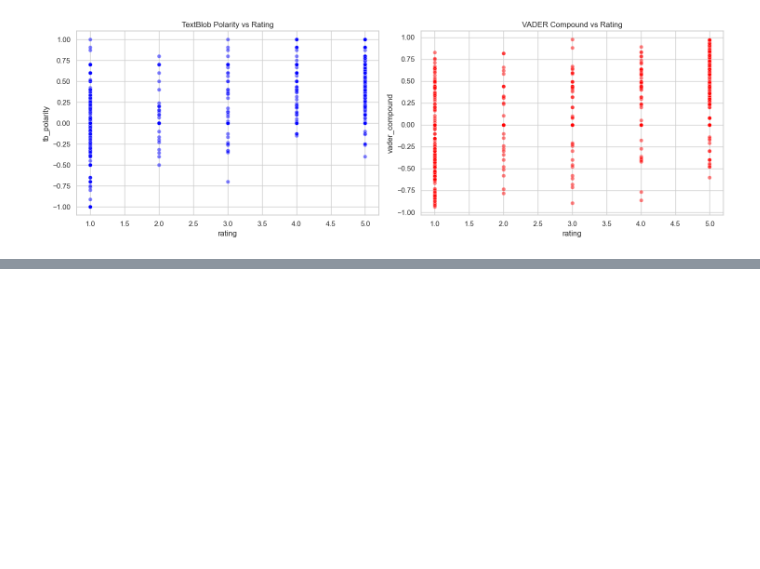
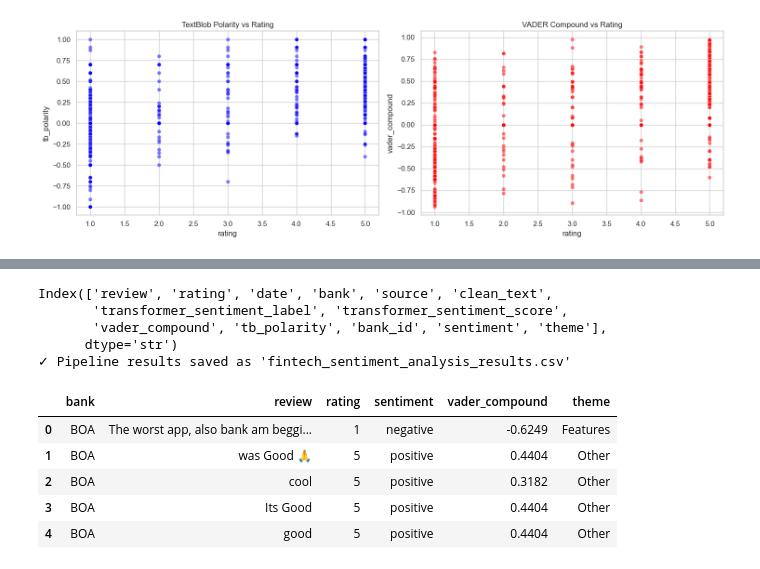
Before and after one commit to Simbogj/fintech-review-analytics, a Jupyter notebook: notebooks/sentiment_thematic_analysis.ipynb, the cells around one changed output, grey strips where cells are left out. Cells and saved outputs as stored; diff of their text form; code cells hidden in the pictures; blank space fills up the shorter version.

```diff
--- a/notebooks/sentiment_thematic_analysis.ipynb
+++ b/notebooks/sentiment_thematic_analysis.ipynb
@@ -370,0 +764,52 @@ else:
+# %%
+# Check available columns
+print(df_clean.columns)
+
+# Create sentiment column if not already created
+if 'sentiment' not in df_clean.columns:
+
+    def get_vader_label(score):
+        if score >= 0.05:
+            return 'positive'
+        elif score <= -0.05:
+            return 'negative'
+        else:
+            return 'neutral'
+
+    df_clean['sentiment'] = df_clean['vader_compound'].apply(get_vader_label)
+
+# Select only columns that exist
+output_cols = [
+    'bank',
+    'review',
+    'rating',
+    'sentiment',
+    'vader_compound'
+]
+
+# Add theme column only if it exists
+if 'theme' in df_clean.columns:
+    output_cols.append('theme')
+
+# Create final dataframe
+df_final = df_clean[output_cols]
+
+# Save to CSV
+df_final.to_csv('fintech_sentiment_analysis_results.csv', index=False)
+
+print("✓ Pipeline results saved as 'fintech_sentiment_analysis_results.csv'")
+
+# Preview
+df_final.head()
+# %% [output]
+Index(['review', 'rating', 'date', 'bank', 'source', 'clean_text',
+       'transformer_sentiment_label', 'transformer_sentiment_score',
+       'vader_compound', 'tb_polarity', 'bank_id', 'sentiment', 'theme'],
+      dtype='str')
+✓ Pipeline results saved as 'fintech_sentiment_analysis_results.csv'
+|  | bank | review | rating | sentiment | vader_compound | theme |
+| 0 | BOA | The worst app, also bank am beggi... | 1 | negative | -0.6249 | Features |
+| 1 | BOA | was Good 🙏 | 5 | positive | 0.4404 | Other |
+| 2 | BOA | cool | 5 | positive | 0.3182 | Other |
+| 3 | BOA | Its Good | 5 | positive | 0.4404 | Other |
+| 4 | BOA | good | 5 | positive | 0.4404 | Other |
```
Also changed, not shown: parts of 32 cells of this notebook, 3 other files.
